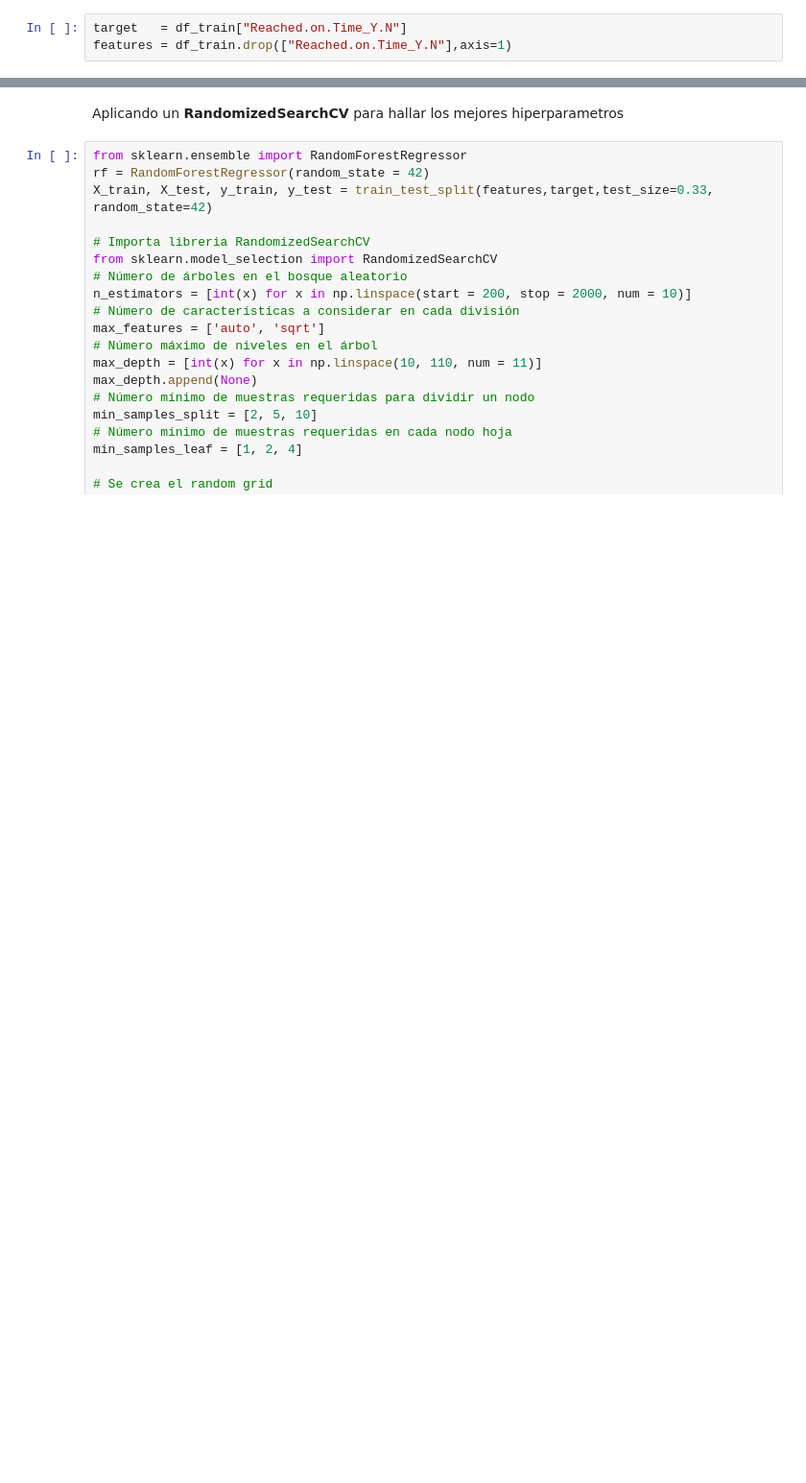
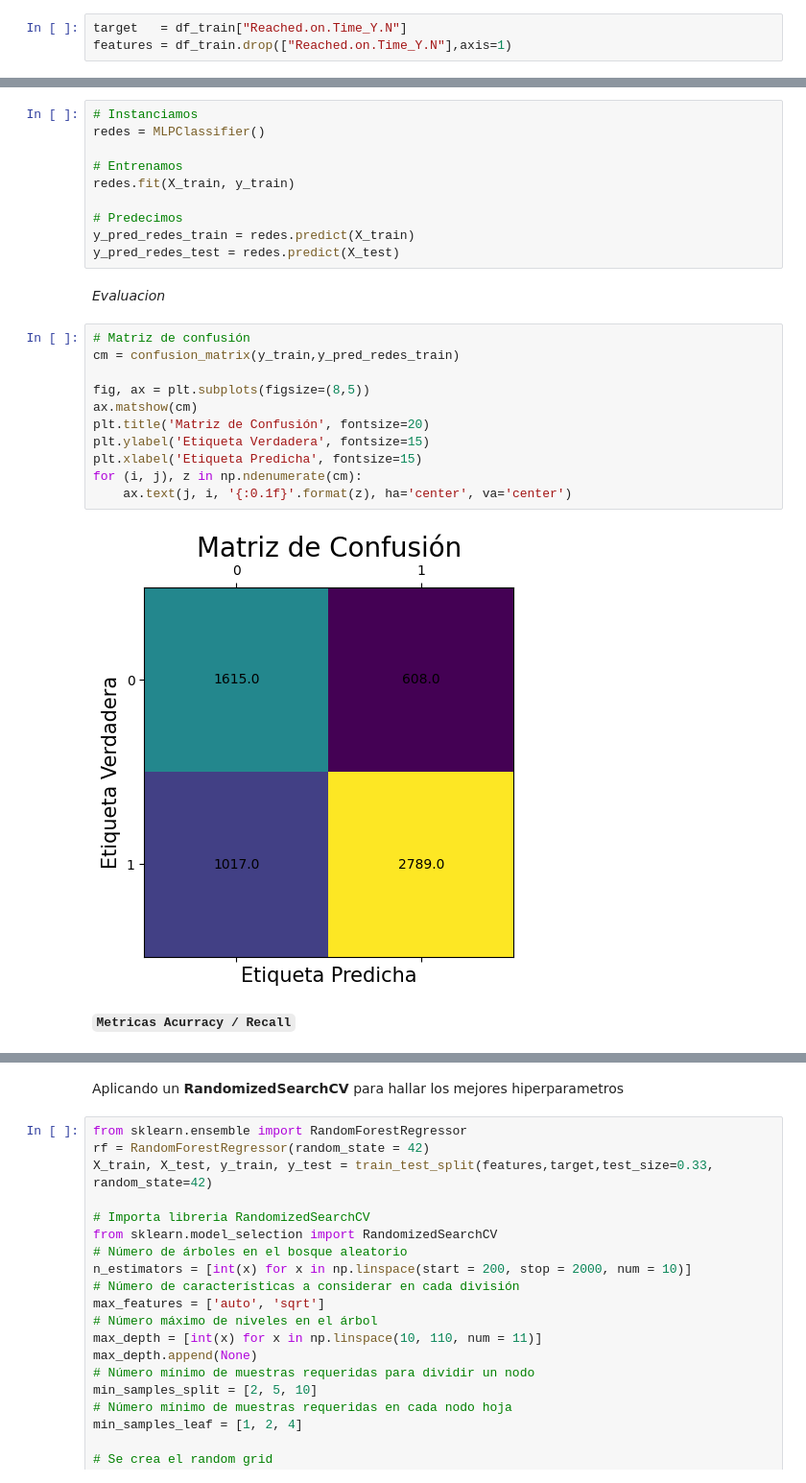
Before and after one commit to Yoelcaro14/Datathon_PI2, a Jupyter notebook: code_PI2.ipynb, the cells around one changed output, grey strips where cells are left out. Shown at 96% size. Cells and saved outputs as stored; diff of their text form; blank space fills up the shorter version.

```diff
--- a/code_PI2.ipynb
+++ b/code_PI2.ipynb
@@ -281,0 +351,27 @@ PRUEBA 5
+# %%
+# Instanciamos
+redes = MLPClassifier()
+
+# Entrenamos
+redes.fit(X_train, y_train)
+
+# Predecimos
+y_pred_redes_train = redes.predict(X_train)
+y_pred_redes_test = redes.predict(X_test)
+# %% [markdown]
+*Evaluacion*
+# %%
+# Matriz de confusión
+cm = confusion_matrix(y_train,y_pred_redes_train)
+
+fig, ax = plt.subplots(figsize=(8,5))
+ax.matshow(cm)
+plt.title('Matriz de Confusión', fontsize=20)
+plt.ylabel('Etiqueta Verdadera', fontsize=15)
+plt.xlabel('Etiqueta Predicha', fontsize=15)
+for (i, j), z in np.ndenumerate(cm):
+    ax.text(j, i, '{:0.1f}'.format(z), ha='center', va='center')
+# %% [output]
+[figure, added]
+# %% [markdown]
+**`Metricas Acurracy / Recall`**
```
Also changed, not shown: parts of 44 cells of this notebook.
